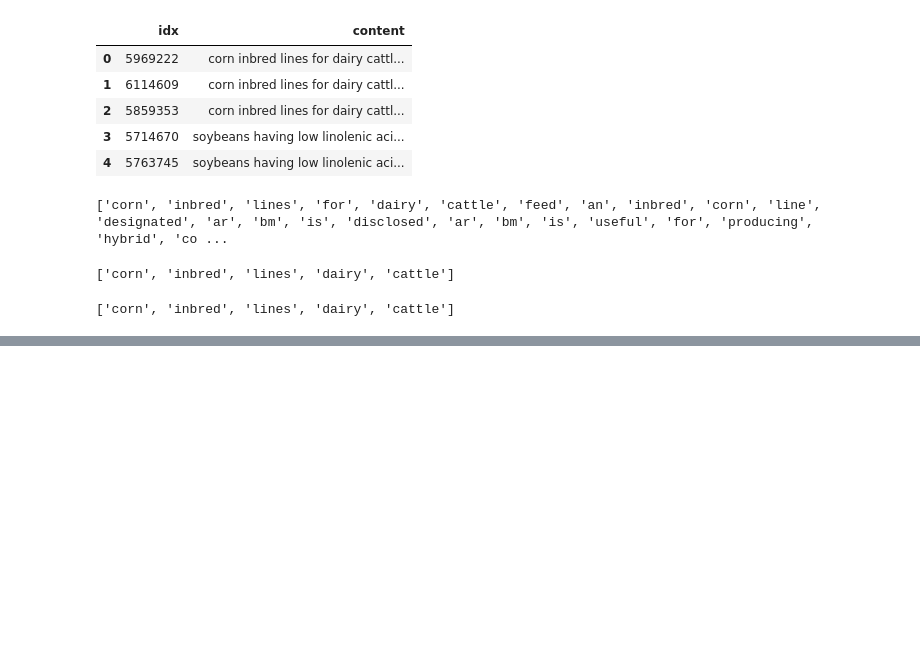
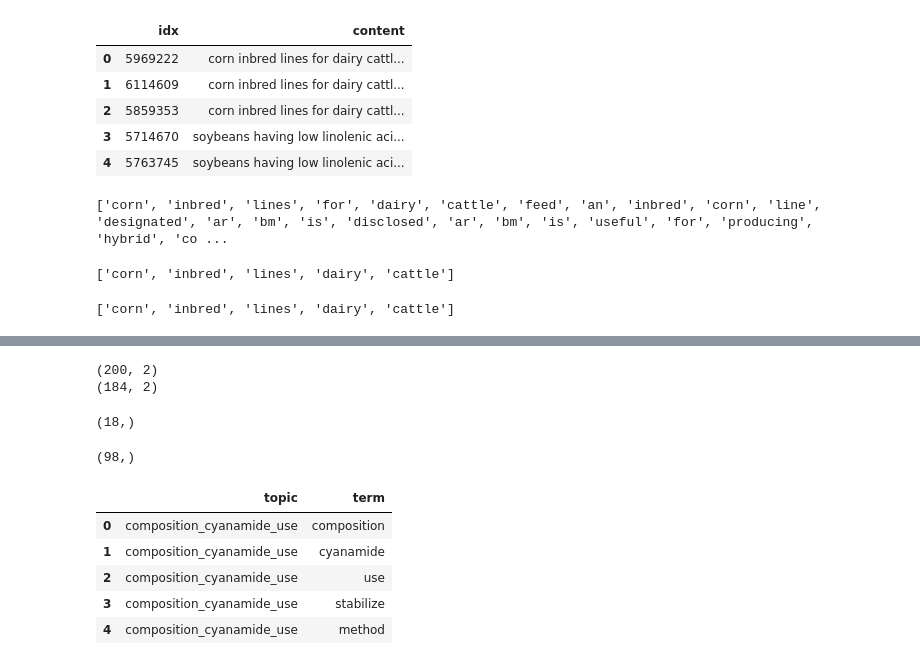
Before and after one commit to henriquevieira/mba_project, a Jupyter notebook: aplicacao/2_construcao_dicionario.ipynb, the cells around one changed output, grey strips where cells are left out. Cells and saved outputs as stored; diff of their text form; code cells hidden in the pictures; blank space fills up the shorter version.

```diff
--- a/aplicacao/2_construcao_dicionario.ipynb
+++ b/aplicacao/2_construcao_dicionario.ipynb
@@ -391,0 +475,26 @@ NameError: name 'df_topic_sents_keywords' is not defined
+# %%
+print(df_dictionary.shape)
+df_dictionary = df_dictionary.drop_duplicates()
+print(df_dictionary.shape)
+# %% [output]
+(200, 2)
+(184, 2)
+# %%
+# Total de topicos
+df_dictionary['topic'].unique().shape
+# %% [output]
+(18,)
+# %%
+# Total de termos unicos
+df_dictionary['term'].unique().shape
+# %% [output]
+(98,)
+# %%
+df_dictionary.head()
+# %% [output]
+|  | topic | term |
+| 0 | composition_cyanamide_use | composition |
+| 1 | composition_cyanamide_use | cyanamide |
+| 2 | composition_cyanamide_use | use |
+| 3 | composition_cyanamide_use | stabilize |
+| 4 | composition_cyanamide_use | method |
```
Also changed, not shown: parts of 26 cells of this notebook, 3 other files.
